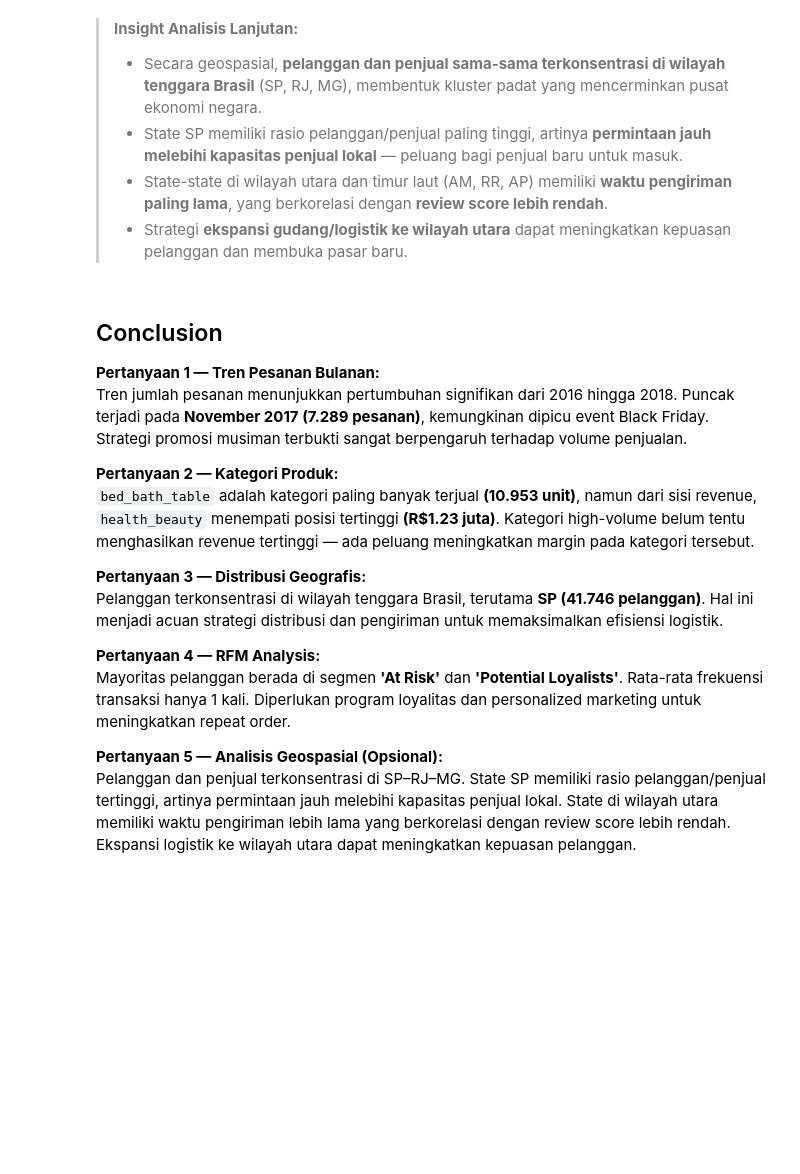
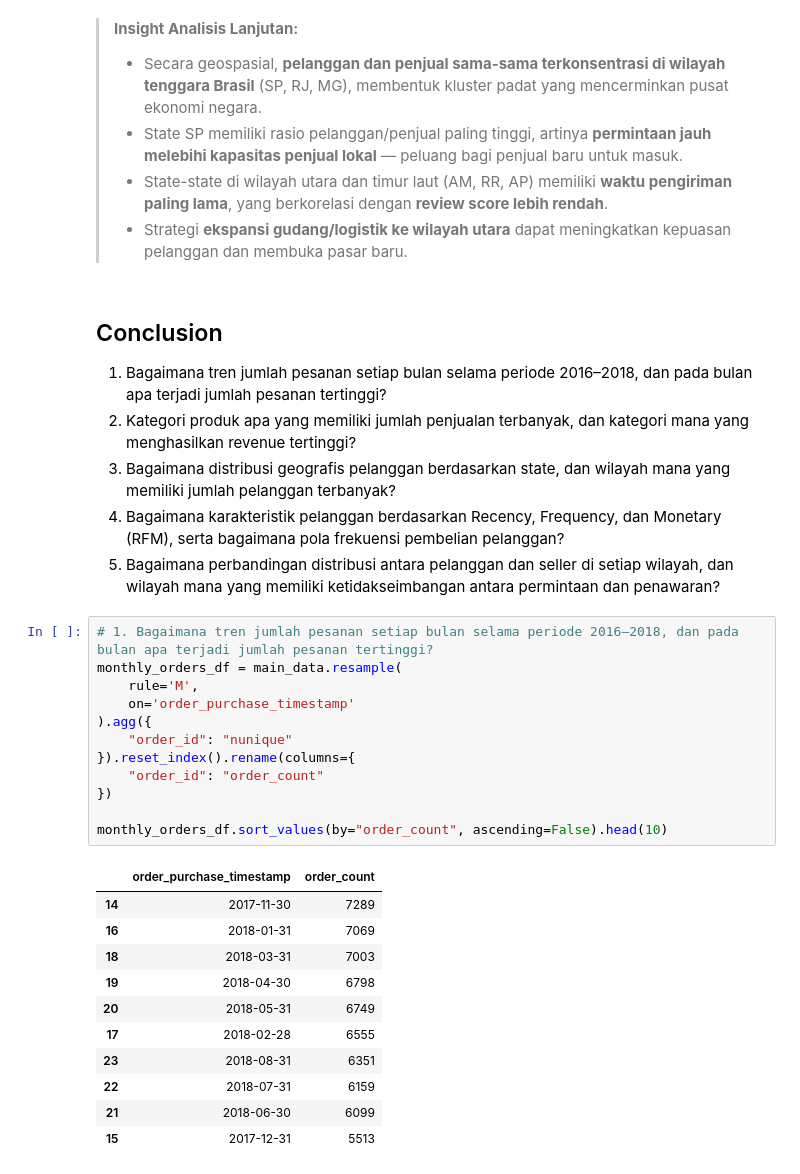
Before and after one commit to Hayqal1/E-Commerce-Public-Dataset-Dashboard, a Jupyter notebook: notebook.ipynb, the cells around one changed output. Drawn from its saved outputs; the diff is of its cells as text; blank space fills up the shorter version.

```diff
--- a/notebook.ipynb
+++ b/notebook.ipynb
@@ -746,18 +746,32 @@ plt.show()
 > - Strategi **ekspansi gudang/logistik ke wilayah utara** dapat meningkatkan kepuasan pelanggan dan membuka pasar baru.
 # %% [markdown]
 ## Conclusion
-
-**Pertanyaan 1 — Tren Pesanan Bulanan:**
-Tren jumlah pesanan menunjukkan pertumbuhan signifikan dari 2016 hingga 2018. Puncak terjadi pada **November 2017 (7.289 pesanan)**, kemungkinan dipicu event Black Friday. Strategi promosi musiman terbukti sangat berpengaruh terhadap volume penjualan.
-
-**Pertanyaan 2 — Kategori Produk:**
-`bed_bath_table` adalah kategori paling banyak terjual **(10.953 unit)**, namun dari sisi revenue, `health_beauty` menempati posisi tertinggi **(R$1.23 juta)**. Kategori high-volume belum tentu menghasilkan revenue tertinggi — ada peluang meningkatkan margin pada kategori tersebut.
-
-**Pertanyaan 3 — Distribusi Geografis:**
-Pelanggan terkonsentrasi di wilayah tenggara Brasil, terutama **SP (41.746 pelanggan)**. Hal ini menjadi acuan strategi distribusi dan pengiriman untuk memaksimalkan efisiensi logistik.
-
-**Pertanyaan 4 — RFM Analysis:**
-Mayoritas pelanggan berada di segmen **'At Risk'** dan **'Potential Loyalists'**. Rata-rata frekuensi transaksi hanya 1 kali. Diperlukan program loyalitas dan personalized marketing untuk meningkatkan repeat order.
-
-**Pertanyaan 5 — Analisis Geospasial (Opsional):**
-Pelanggan dan penjual terkonsentrasi di SP–RJ–MG. State SP memiliki rasio pelanggan/penjual tertinggi, artinya permintaan jauh melebihi kapasitas penjual lokal. State di wilayah utara memiliki waktu pengiriman lebih lama yang berkorelasi dengan review score lebih rendah. Ekspansi logistik ke wilayah utara dapat meningkatkan kepuasan pelanggan.
+1. Bagaimana tren jumlah pesanan setiap bulan selama periode 2016–2018, dan pada bulan apa terjadi jumlah pesanan tertinggi?
+2.  Kategori produk apa yang memiliki jumlah penjualan terbanyak, dan kategori mana yang menghasilkan revenue tertinggi?
+3.  Bagaimana distribusi geografis pelanggan berdasarkan state, dan wilayah mana yang memiliki jumlah pelanggan terbanyak?
+4.  Bagaimana karakteristik pelanggan berdasarkan Recency, Frequency, dan Monetary (RFM), serta bagaimana pola frekuensi pembelian pelanggan?
+5.  Bagaimana perbandingan distribusi antara pelanggan dan seller di setiap wilayah, dan wilayah mana yang memiliki ketidakseimbangan antara permintaan dan penawaran?
+# %%
+# 1. Bagaimana tren jumlah pesanan setiap bulan selama periode 2016–2018, dan pada bulan apa terjadi jumlah pesanan tertinggi?
+monthly_orders_df = main_data.resample(
+    rule='M',
+    on='order_purchase_timestamp'
+).agg({
+    "order_id": "nunique"
+}).reset_index().rename(columns={
+    "order_id": "order_count"
+})
+
+monthly_orders_df.sort_values(by="order_count", ascending=False).head(10)
+# %% [output]
+|  | order_purchase_timestamp | order_count |
+| 14 | 2017-11-30 | 7289 |
+| 16 | 2018-01-31 | 7069 |
+| 18 | 2018-03-31 | 7003 |
+| 19 | 2018-04-30 | 6798 |
+| 20 | 2018-05-31 | 6749 |
+| 17 | 2018-02-28 | 6555 |
+| 23 | 2018-08-31 | 6351 |
+| 22 | 2018-07-31 | 6159 |
+| 21 | 2018-06-30 | 6099 |
+| 15 | 2017-12-31 | 5513 |
```
Also changed, not shown: parts of 4 cells of this notebook, 1 other file.
